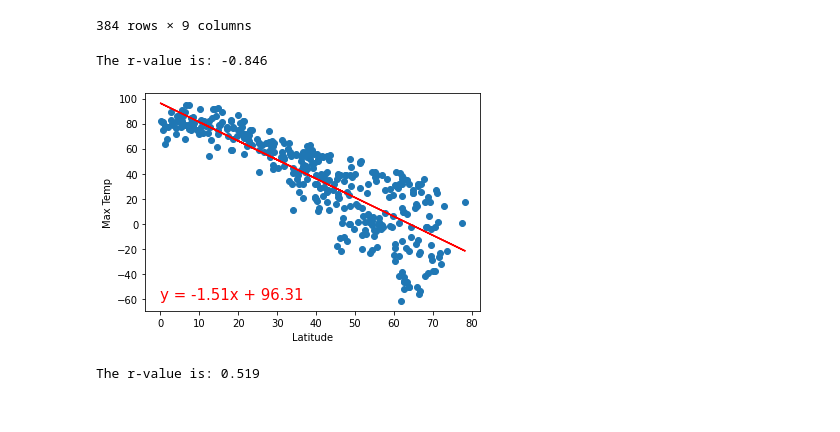
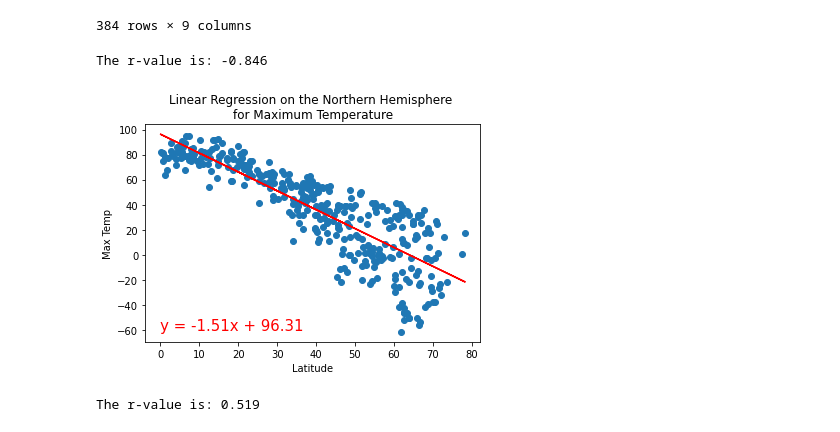
Before and after one commit to renatabg2205/World_Weather_Analysis, a Jupyter notebook: WeatherPy.ipynb, the cells around one changed output. Cells and saved outputs as stored; diff of their text form; code cells hidden in the pictures.

```diff
--- a/WeatherPy.ipynb
+++ b/WeatherPy.ipynb
@@ -312,6 +312,7 @@ def plot_linear_regression(x_values, y_values, title, y_label, text_coordinates)
     plt.annotate(line_eq, text_coordinates, fontsize=15, color="red")
     plt.xlabel('Latitude')
     plt.ylabel(y_label)
+    plt.title(title)
     plt.show()
 # %%
 # Perform linear regression.
@@ -391,15 +392,14 @@ southern_hemi_df = city_data_df.loc[(city_data_df["Lat"] < 0)]
 # %%
 # Linear regression on the Northern Hemisphere (Latitude and Maximum Temperature)
 x_values = northern_hemi_df["Lat"]
 y_values = northern_hemi_df["Max Temp"]
-title = "Linear Regression on the Northern Hemisphere for Maximum Temperature"
-#plt.title(f"Linear Regression on the Northern Hemisphere \n for Maximum Temperature")
+title = "Linear Regression on the Northern Hemisphere \nfor Maximum Temperature"
 
 # Call the function.
 plot_linear_regression(x_values, y_values, title, 'Max Temp',(0,-60))
 # %% [output]
 The r-value is: -0.846
-[figure, old version]
+[figure, new version]
 # %%
 # Linear regression on the Southern Hemisphere (Latitude and Maximum Temperature)
 x_values = southern_hemi_df["Lat"]
```
Also changed, not shown: parts of 8 cells of this notebook, 1 other file.
